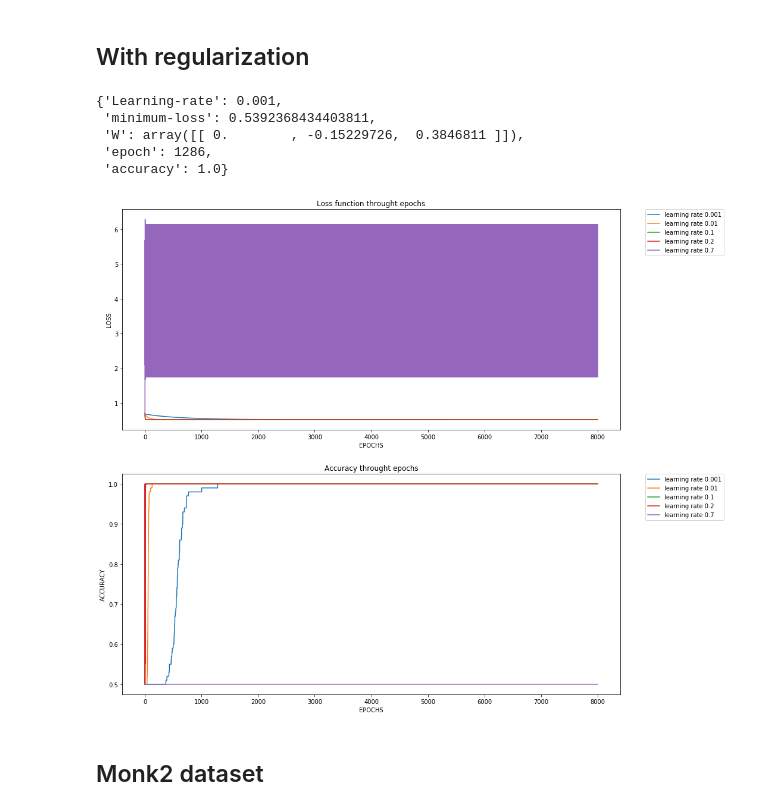
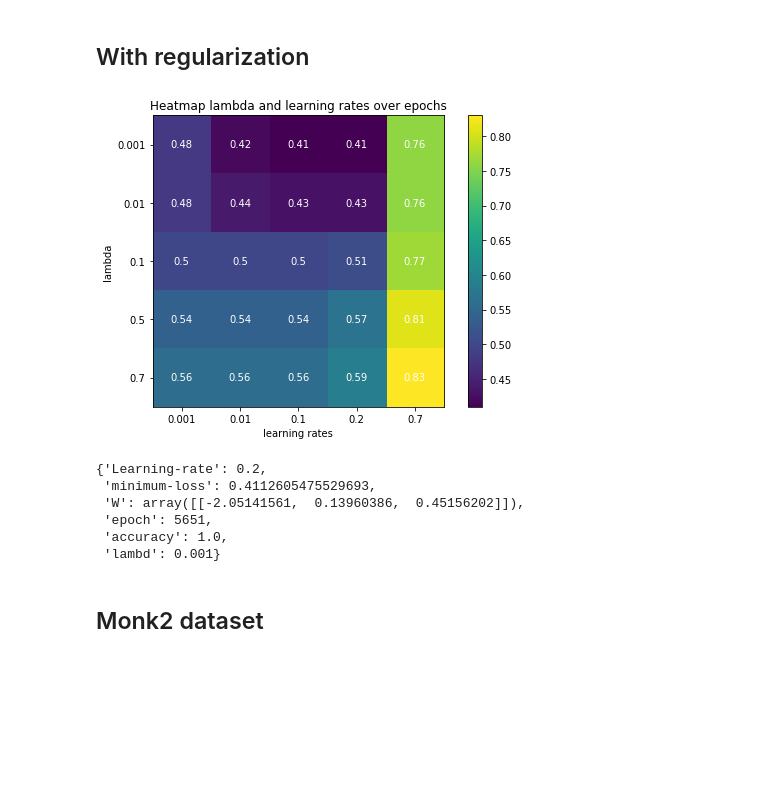
Before and after one commit to dacquaviva/Deep-learning-University-Assignments, a Jupyter notebook: deeplearning1.ipynb, the cells around one changed output. Cells and saved outputs as stored; diff of their text form; code cells hidden in the pictures; blank space fills up the shorter version.

Commit message:
Added heatmap

```diff
--- a/deeplearning1.ipynb
+++ b/deeplearning1.ipynb
@@ -187,18 +199,19 @@ model(X, Y, [1, 3],epochs) # Without regularization
 # %%
 X = data.iloc[0:100,:-1 ].values
 Y = data.iloc[0:100, -1].values
 Y = (Y.reshape(100, 1))
 Y = Y.astype(np.float64)
 epochs = 8000
 lamdb = 0.5
-model(X, Y, [0,2], epochs, lamdb) # With regularization
+model(X, Y, [0,2], epochs, True) # With regularization
 # %% [output]
+[figure, new version]
-{'Learning-rate': 0.001,
- 'minimum-loss': 0.5392368434403811,
- 'W': array([[ 0.        , -0.15229726,  0.3846811 ]]),
- 'epoch': 1286,
- 'accuracy': 1.0}
+{'Learning-rate': 0.2,
+ 'minimum-loss': 0.4112605475529693,
+ 'W': array([[-2.05141561,  0.13960386,  0.45156202]]),
+ 'epoch': 5651,
+ 'accuracy': 1.0,
+ 'lambd': 0.001}
-[figure, old version]
 # %% [markdown]
 ## Monk2 dataset
 # %% [markdown]
```
Also changed, not shown: parts of 5 cells of this notebook.
